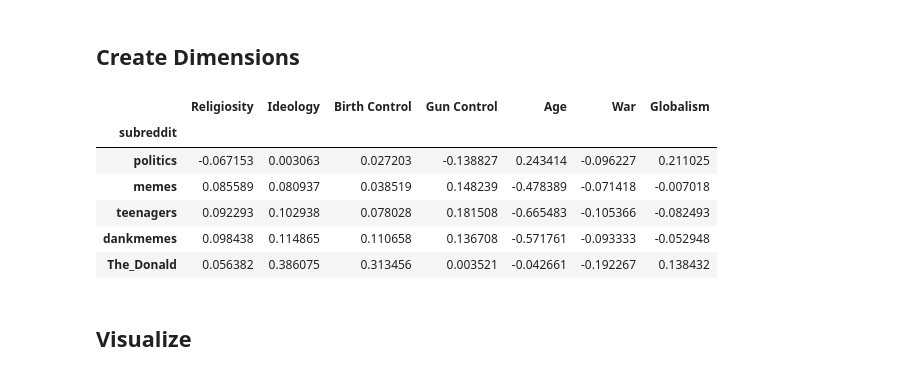
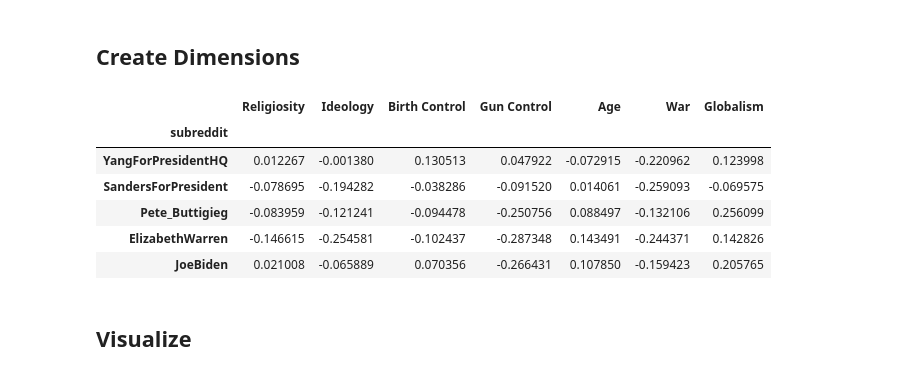
Before and after one commit to CSSLab/political-subreddits, a Jupyter notebook: Political_Dimensions.ipynb, the cells around one changed output. Drawn from its saved outputs; the diff is of its cells as text; code cells hidden in the pictures.

```diff
--- a/Political_Dimensions.ipynb
+++ b/Political_Dimensions.ipynb
@@ -107,23 +107,23 @@ dim_list = ["Christianity","exchristian","TraditionalCatholics","excatholic","ld
 sample_subs = np.unique(np.array([get_closest(x,embedding) for x in tqdm(dim_list)]).flatten())
 # %%
 proj_df = pd.DataFrame(dict(subreddit=embedding.index)).set_index("subreddit")#.sample(n=1000,random_state=2)
-proj_df = proj_df[proj_df.index.isin(sample_subs)]
+proj_df = proj_df[proj_df.index.isin(["JoeBiden","SandersForPresident","ElizabethWarren","Pete_Buttigieg","YangForPresidentHQ","BaemyKlobaechar"])]
 d = []
 for dim_info in dims:
     dim = calculate_dim(dim_info.subreddits,embedding)
     d.append(dim)
     projections = proj_df.index.map(lambda x: project_dim(dim,x,embedding))
     proj_df[dim_info.name] = projections
 
 proj_df.head()
 # %% [output]
 |  | Religiosity | Ideology | Birth Control | Gun Control | Age | War | Globalism |
 | subreddit |  |  |  |  |  |  |  |
-| politics | -0.067153 | 0.003063 | 0.027203 | -0.138827 | 0.243414 | -0.096227 | 0.211025 |
-| memes | 0.085589 | 0.080937 | 0.038519 | 0.148239 | -0.478389 | -0.071418 | -0.007018 |
-| teenagers | 0.092293 | 0.102938 | 0.078028 | 0.181508 | -0.665483 | -0.105366 | -0.082493 |
-| dankmemes | 0.098438 | 0.114865 | 0.110658 | 0.136708 | -0.571761 | -0.093333 | -0.052948 |
-| The_Donald | 0.056382 | 0.386075 | 0.313456 | 0.003521 | -0.042661 | -0.192267 | 0.138432 |
+| YangForPresidentHQ | 0.012267 | -0.001380 | 0.130513 | 0.047922 | -0.072915 | -0.220962 | 0.123998 |
+| SandersForPresident | -0.078695 | -0.194282 | -0.038286 | -0.091520 | 0.014061 | -0.259093 | -0.069575 |
+| Pete_Buttigieg | -0.083959 | -0.121241 | -0.094478 | -0.250756 | 0.088497 | -0.132106 | 0.256099 |
+| ElizabethWarren | -0.146615 | -0.254581 | -0.102437 | -0.287348 | 0.143491 | -0.244371 | 0.142826 |
+| JoeBiden | 0.021008 | -0.065889 | 0.070356 | -0.266431 | 0.107850 | -0.159423 | 0.205765 |
 # %% [markdown]
 ## Visualize
 # %%
```
Also changed, not shown: parts of 17 cells of this notebook, 3 other files.
